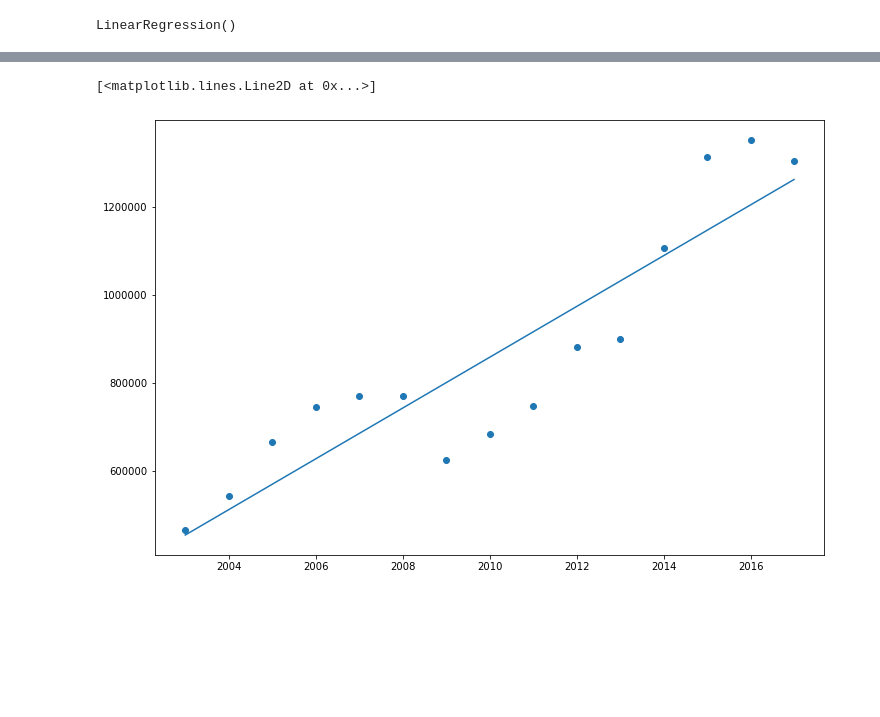
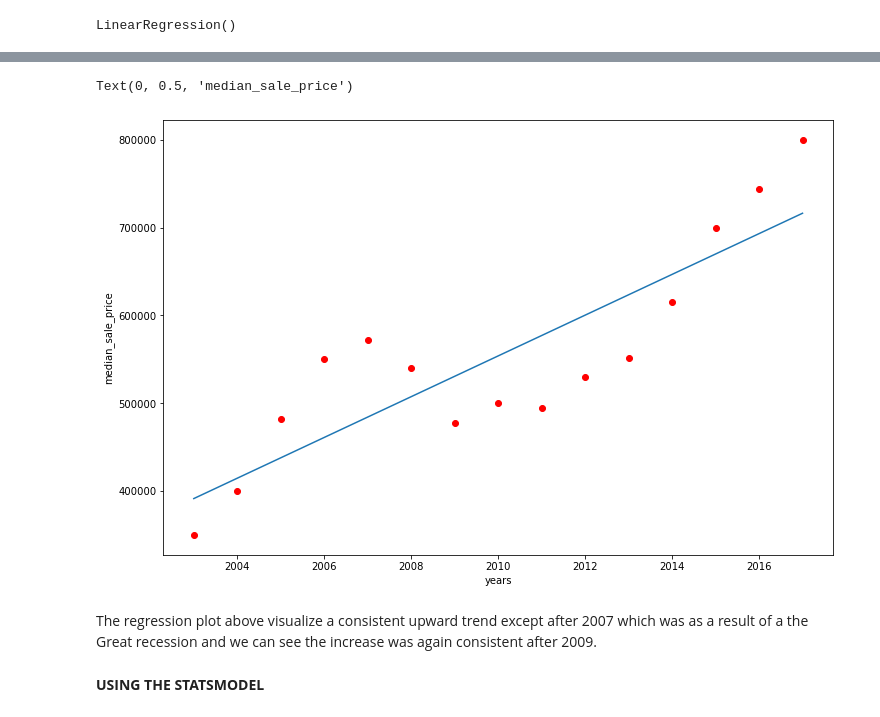
Before and after one commit to cappymayor/Brooklyn_real-estate_project, a Jupyter notebook: Regression_model_notebook.ipynb, the cells around one changed output, grey strips where cells are left out. Drawn from its saved outputs; the diff is of its cells as text; code cells hidden in the pictures; blank space fills up the shorter version.

```diff
--- a/Regression_model_notebook.ipynb
+++ b/Regression_model_notebook.ipynb
@@ -11,5 +15,5 @@ import statsmodels.api as sm
 # %%
-properties = pd.read_csv("full_sale.csv")
+properties = pd.read_csv("fulll_sale.csv")
 # %%
 properties.head()
 # %% [output]
@@ -34,0 +39,3 @@ year_price = properties.groupby("year_of_sale")["sale_price"].mean().reset_index
+# %%
+#Adding constant to our dataframe
+properties = sm.add_constant(properties)
@@ -35 +93,5 @@ year_price = properties.groupby("year_of_sale")["sale_price"].mean().reset_index
+# %%
+#grouping by the year and getting the median sale price for each year
+year_price = properties.groupby("year_of_sale")["sale_price"].median().reset_index().rename(columns=({"sale_price":
+                                                                                                      "median_sale_price"}))
 # %%
@@ -42,6 +109,6 @@ plt.scatter(year_price["year_of_sale"], year_price["average_sale_price"])
 # %%
 x = year_price[["year_of_sale"]]
-y = year_price[["average_sale_price"]]
+y = year_price[["median_sale_price"]]
 # %%
 regressor = LinearRegression()
 regressor.fit(x, y)
@@ -50,8 +127,15 @@ LinearRegression()
 # %%
+# Fitting of best fit line(regression line)
 plt.figure(figsize=(12, 8))
 plt.ticklabel_format(axis="y", style="plain")
-plt.scatter(year_price["year_of_sale"], year_price["average_sale_price"])
+plt.scatter(year_price["year_of_sale"], year_price["median_sale_price"], color ="red")
 plt.plot(year_price["year_of_sale"], regressor.predict(x))
+plt.xlabel("years")
+plt.ylabel("median_sale_price")
 # %% [output]
-[<matplotlib.lines.Line2D at 0x...>]
+Text(0, 0.5, 'median_sale_price')
-[figure, old version]
+[figure, new version]
+# %% [markdown]
+The regression plot above visualize a consistent upward trend except after 2007 which was as a result of a the Great recession and we can see the increase was again consistent after 2009.
+# %% [markdown]
+**USING THE STATSMODEL**
```
Also changed, not shown: parts of 34 cells of this notebook.
